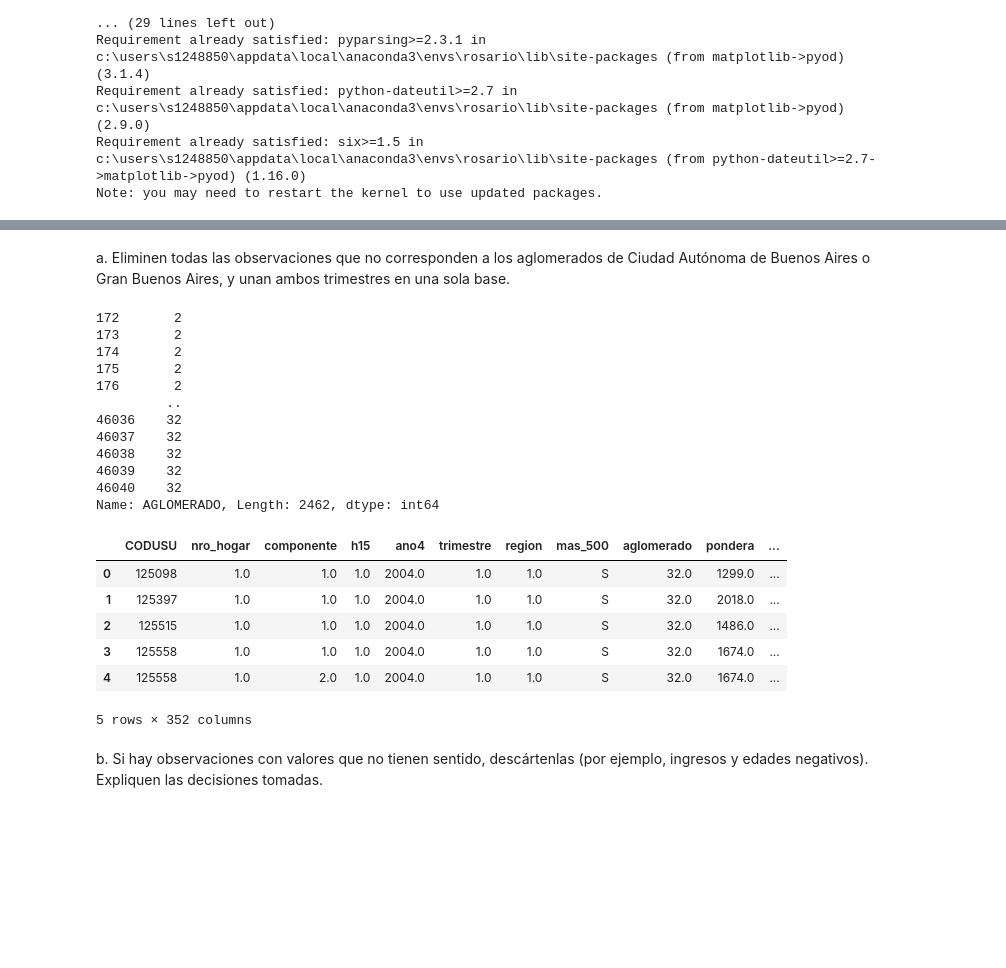
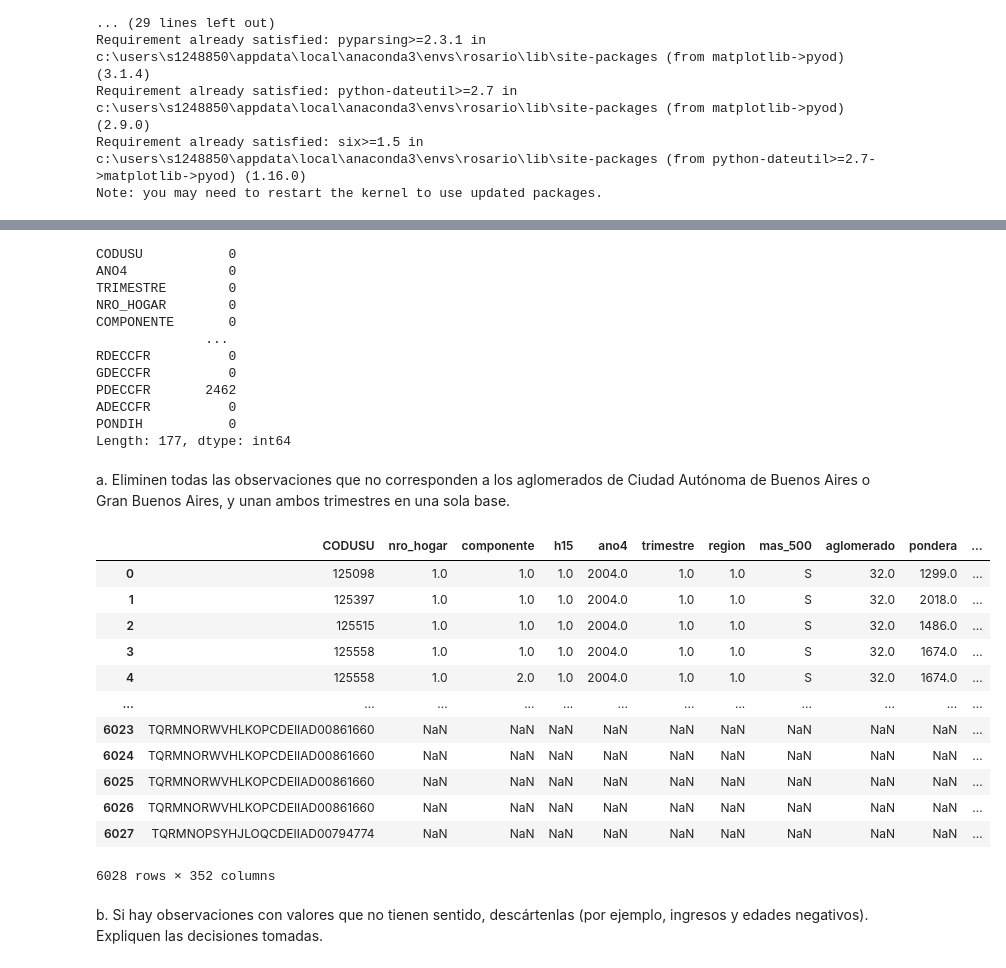
Before and after one commit to roluque/CC408-T2-3, a Jupyter notebook: TP3/TP 3.ipynb, the cells around one changed output, grey strips where cells are left out. Cells and saved outputs as stored; diff of their text form; code cells hidden in the pictures; blank space fills up the shorter version.

```diff
--- a/TP3/TP 3.ipynb
+++ b/TP3/TP 3.ipynb
@@ -50,38 +81,48 @@ Note: you may need to restart the kernel to use updated packages.
+# %%
+nan_counts = ind_2024.isna().sum()
+
+nan_counts
+# %% [output]
+CODUSU           0
+ANO4             0
+TRIMESTRE        0
+NRO_HOGAR        0
+COMPONENTE       0
+              ...
+RDECCFR          0
+GDECCFR          0
+PDECCFR       2462
+ADECCFR          0
+PONDIH           0
+Length: 177, dtype: int64
 # %% [markdown]
 a. Eliminen todas las observaciones que no corresponden a los
 aglomerados de Ciudad Autónoma de Buenos Aires o Gran Buenos
 Aires, y unan ambos trimestres en una sola base.
-# %%
-ind_2024['AGLOMERADO']
-# %% [output]
-172       2
-173       2
-174       2
-175       2
-176       2
-         ..
-46036    32
-46037    32
-46038    32
-46039    32
-46040    32
-Name: AGLOMERADO, Length: 2462, dtype: int64
 # %%
 # Filtramos los aglomerados de Ciudad Autónoma de Buenos Aires (2) y Gran Buenos Aires (32)
+#aglomerados_deseados = ['Ciudad Autónoma de Buenos Aires', 'Gran Buenos Aires']
 ind_2004 = ind_2004[ind_2004['aglomerado'].isin([2, 32])]
 ind_2024 = ind_2024[ind_2024['AGLOMERADO'].isin([2, 32])]
 
+
 # Unimos ambas bases de datos
 df_unificado = pd.concat([ind_2004, ind_2024], ignore_index=True)
-df_unificado.head()
+df_unificado
 # %% [output]
 |  | CODUSU | nro_hogar | componente | h15 | ano4 | trimestre | region | mas_500 | aglomerado | pondera | ... |
 | 0 | 125098 | 1.0 | 1.0 | 1.0 | 2004.0 | 1.0 | 1.0 | S | 32.0 | 1299.0 | ... |
 | 1 | 125397 | 1.0 | 1.0 | 1.0 | 2004.0 | 1.0 | 1.0 | S | 32.0 | 2018.0 | ... |
 | 2 | 125515 | 1.0 | 1.0 | 1.0 | 2004.0 | 1.0 | 1.0 | S | 32.0 | 1486.0 | ... |
 | 3 | 125558 | 1.0 | 1.0 | 1.0 | 2004.0 | 1.0 | 1.0 | S | 32.0 | 1674.0 | ... |
 | 4 | 125558 | 1.0 | 2.0 | 1.0 | 2004.0 | 1.0 | 1.0 | S | 32.0 | 1674.0 | ... |
+| ... | ... | ... | ... | ... | ... | ... | ... | ... | ... | ... | ... |
+| 6023 | TQRMNORWVHLKOPCDEIIAD00861660 | NaN | NaN | NaN | NaN | NaN | NaN | NaN | NaN | NaN | ... |
+| 6024 | TQRMNORWVHLKOPCDEIIAD00861660 | NaN | NaN | NaN | NaN | NaN | NaN | NaN | NaN | NaN | ... |
+| 6025 | TQRMNORWVHLKOPCDEIIAD00861660 | NaN | NaN | NaN | NaN | NaN | NaN | NaN | NaN | NaN | ... |
+| 6026 | TQRMNORWVHLKOPCDEIIAD00861660 | NaN | NaN | NaN | NaN | NaN | NaN | NaN | NaN | NaN | ... |
+| 6027 | TQRMNOPSYHJLOQCDEIIAD00794774 | NaN | NaN | NaN | NaN | NaN | NaN | NaN | NaN | NaN | ... |
-5 rows × 352 columns
+6028 rows × 352 columns
 # %% [markdown]
 b. Si hay observaciones con valores que no tienen sentido,
 descártenlas (por ejemplo, ingresos y edades negativos). Expliquen
```
Also changed, not shown: parts of 13 cells of this notebook.
